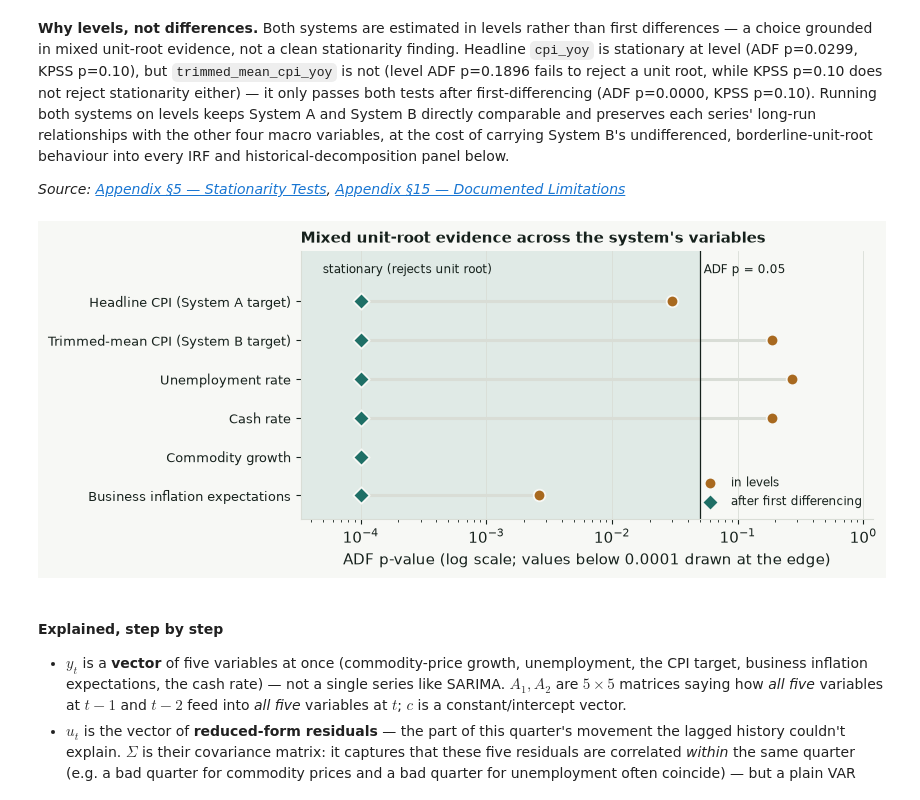
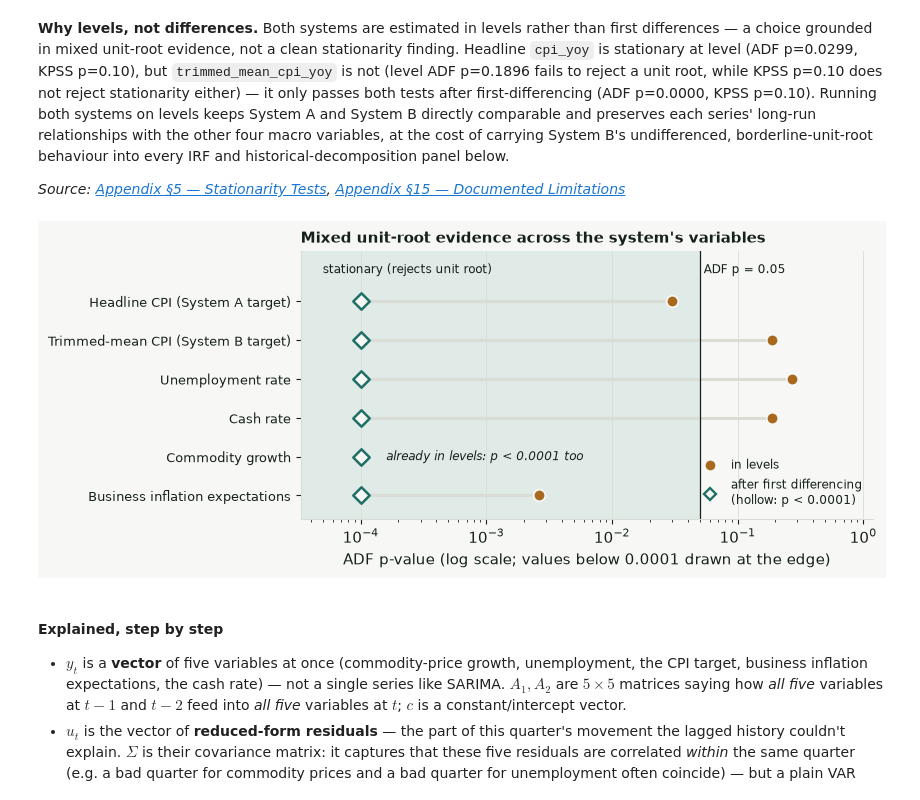
Before and after one commit to JuanVu1810/Australian-CPI-Forecast, a Jupyter notebook: book/australian_cpi_forecasting/04_modeling/44_svar.ipynb, the cells around one changed output. Cells and saved outputs as stored; diff of their text form; code cells hidden in the pictures.

```diff
--- a/book/australian_cpi_forecasting/04_modeling/44_svar.ipynb
+++ b/book/australian_cpi_forecasting/04_modeling/44_svar.ipynb
@@ -67,6 +67,7 @@ panel below.
 *Source: [Appendix §5 — Stationarity Tests](../appendix_eda/05_stationarity_tests), [Appendix §15 — Documented Limitations](../appendix_eda/15_documented_limitations)*
 # %%
 from statsmodels.tsa.stattools import adfuller
+from matplotlib.lines import Line2D
 from src.models import svar
 
 df = pd.read_csv(CURATED)
@@ -78,39 +79,51 @@ variables = [
     ("cash_rate", "Cash rate"),
     ("commodity_growth", "Commodity growth"),
     ("inflation_expectations_business", "Business inflation expectations"),
 ]
 rows = []
 for col, label in variables:
     s = df[col].dropna()
     rows.append((label, adfuller(s, autolag="AIC")[1], adfuller(s.diff().dropna(), autolag="AIC")[1]))
 res = pd.DataFrame(rows, columns=["label", "level", "diff1"]).iloc[::-1].reset_index(drop=True)
 floor = 1e-4                                            # p-values below this are drawn at the floor
+level_hit, diff_hit = res["level"] < floor, res["diff1"] < floor
 
 fig, ax = plt.subplots(figsize=(8.6, 3.7))
 ax.axvspan(floor / 3, 0.05, color=ACCENT, alpha=0.10, linewidth=0)
 ax.axvline(0.05, color=INK, linewidth=0.9)
 for y, r in res.iterrows():
     lo, hi = sorted([max(r["level"], floor), max(r["diff1"], floor)])
     ax.plot([lo, hi], [y, y], color=GRID, linewidth=2.2, zorder=1)
-ax.scatter(res["level"].clip(lower=floor), res.index, s=70, color=HIGHLIGHT, edgecolor=PAPER, linewidth=1.3,
-           zorder=3, label="in levels")
-ax.scatter(res["diff1"].clip(lower=floor), res.index, s=70, marker="D", color=ACCENT, edgecolor=PAPER,
-           linewidth=1.3, zorder=3, label="after first differencing")
+# level markers: skip rows whose level p-value is itself below the floor (annotated in text instead)
+ax.scatter(res["level"][~level_hit], res.index[~level_hit], s=70, color=HIGHLIGHT, edgecolor=PAPER,
+           linewidth=1.3, zorder=3)
+# differenced markers: hollow when the true p-value is below the floor and only the position is clipped
+ax.scatter(res["diff1"][diff_hit].clip(lower=floor), res.index[diff_hit], s=70, marker="D", facecolor=PAPER,
+           edgecolor=ACCENT, linewidth=1.8, zorder=3)
+ax.scatter(res["diff1"][~diff_hit], res.index[~diff_hit], s=70, marker="D", color=ACCENT, edgecolor=PAPER,
+           linewidth=1.3, zorder=3)
+for y in res.index[level_hit]:
+    ax.text(floor * 1.6, y, "already in levels: p < 0.0001 too", fontsize=8.5, va="center", style="italic")
 ax.set_xscale("log")
 ax.set_xlim(floor / 3, 1.2)
 ax.set_yticks(res.index, res["label"], fontsize=9)
 ax.text(0.05, len(res) - 0.35, " ADF p = 0.05", fontsize=8.5, va="bottom")
 ax.text(floor / 2, len(res) - 0.35, "stationary (rejects unit root)", fontsize=8.5, va="bottom")
 ax.set_ylim(-0.6, len(res) + 0.3)
 ax.set_xlabel("ADF p-value (log scale; values below 0.0001 drawn at the edge)")
 ax.set_title("Mixed unit-root evidence across the system's variables",
              loc="left", fontsize=11, fontweight="bold")
-ax.legend(frameon=False, fontsize=8.5, loc="lower right")
+ax.legend(handles=[
+    Line2D([], [], marker="o", linestyle="", markersize=8, markerfacecolor=HIGHLIGHT,
+           markeredgecolor=PAPER, label="in levels"),
+    Line2D([], [], marker="D", linestyle="", markersize=6, markerfacecolor=PAPER,
+           markeredgecolor=ACCENT, markeredgewidth=1.7, label="after first differencing\n(hollow: p < 0.0001)"),
+], frameon=False, fontsize=8.5, loc="lower right")
 ax.grid(axis="y", visible=False)
 fig.tight_layout()
 plt.show()
 # %% [output]
-[figure, old version]
+[figure, new version]
 # %% [markdown]
 #### Explained, step by step
 
```
Also changed, not shown: parts of 3 cells of this notebook, 11 other files.
